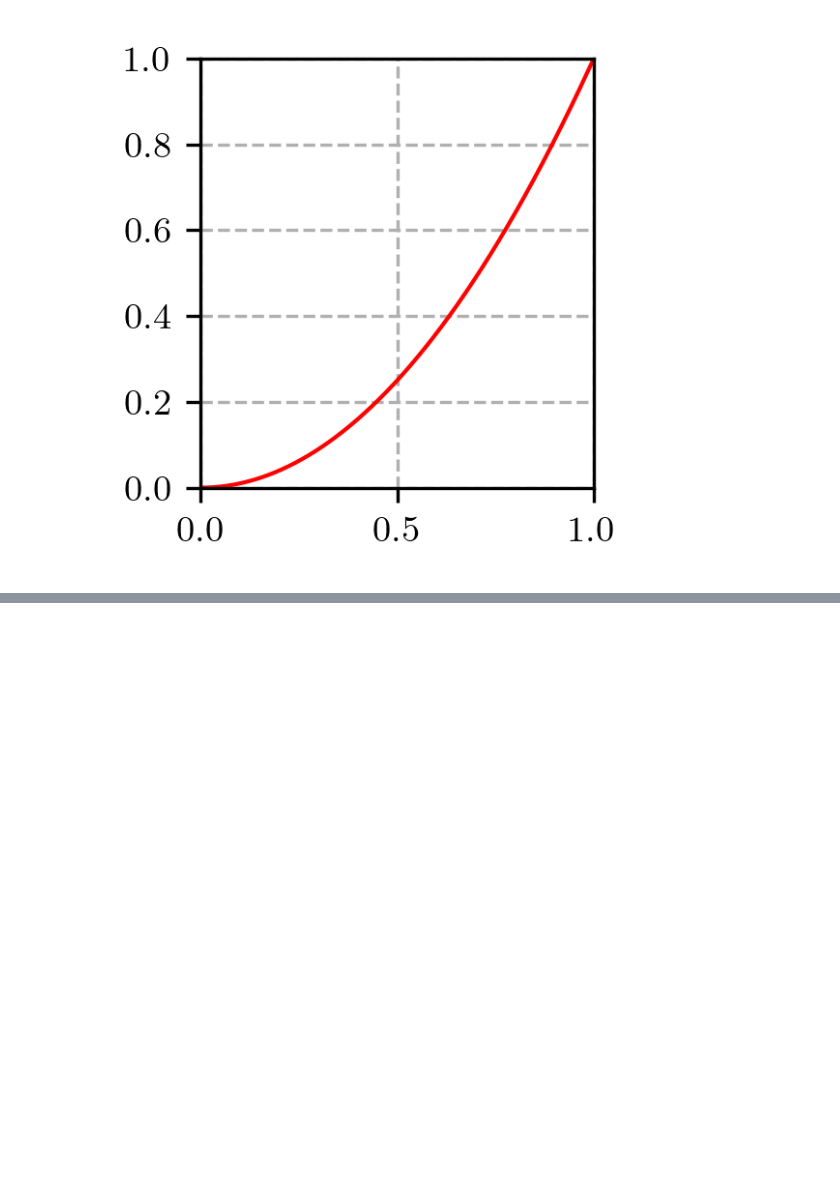
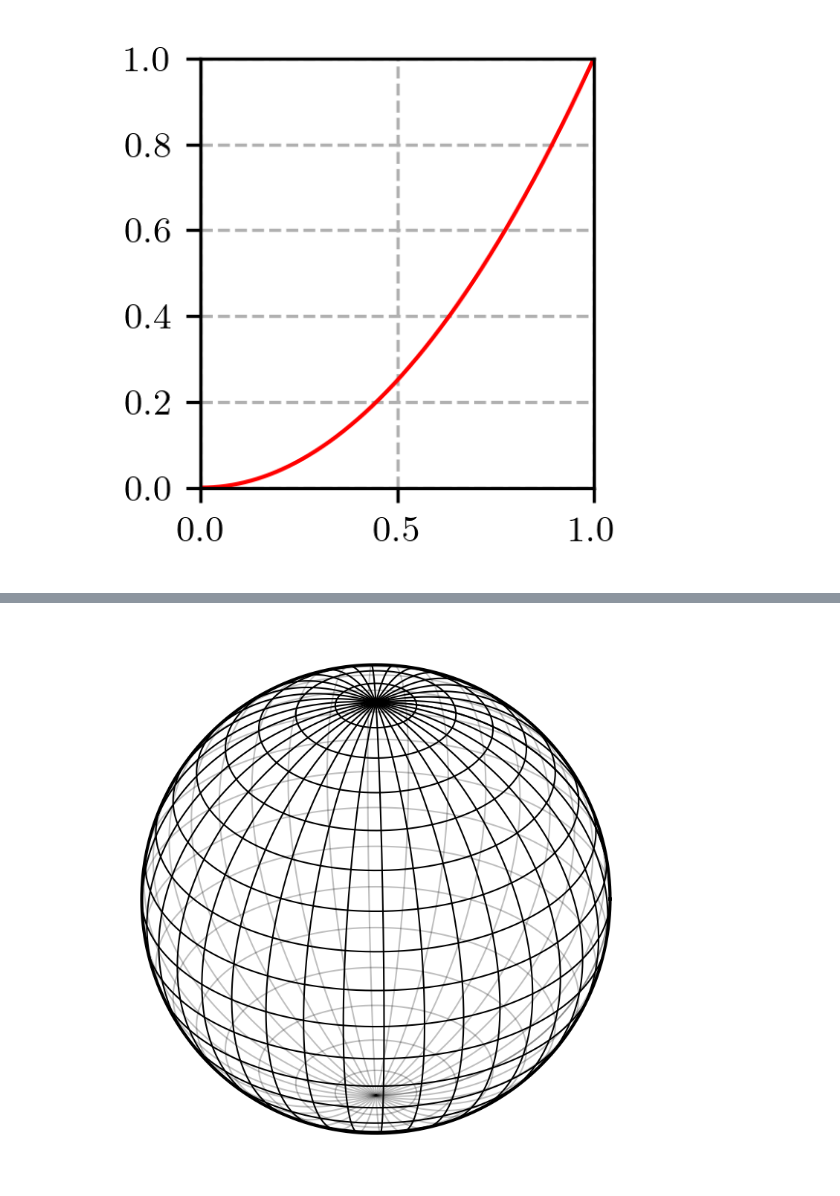
Before and after one commit to silvernuke911/Class_Notes, a Jupyter notebook: Physics 225/code/meeting5.ipynb, the cells around one changed output, grey strips where cells are left out. Cells and saved outputs as stored; diff of their text form; code cells hidden in the pictures; blank space fills up the shorter version.

```diff
--- a/Physics 225/code/meeting5.ipynb
+++ b/Physics 225/code/meeting5.ipynb
@@ -648,0 +1295,100 @@ plt.show()
+# %%
+dth = 10
+theta = np.deg2rad(np.arange(0, 360 + dth, dth))
+phi = np.deg2rad(np.arange(0, 180 + dth, dth))
+radius = 1
+
+azimuth = np.deg2rad(2)
+elevation = np.deg2rad(33)
+
+# 3D rotation matrix
+rotation_3d = np.array([
+    [1, 0, 0],
+    [0, np.cos(elevation), -np.sin(elevation)],
+    [0, np.sin(elevation),  np.cos(elevation)]
+]) @ np.array([
+    [np.cos(azimuth), -np.sin(azimuth), 0],
+    [np.sin(azimuth),  np.cos(azimuth), 0],
+    [0, 0, 1]
+])
+
+# Projection matrix (drop y after rotation)
+projection_transform = np.array([
+    [1, 0, 0],
+    [0, 0, 1]
+]) @ rotation_3d
+
+plt.figure(figsize=(3, 3), dpi=300)
+plt.gca().set_aspect('equal')
+
+# Latitude lines
+theta_smooth = np.deg2rad(np.linspace(0, 360, 720))
+for lat in phi:
+    x = radius * np.cos(theta_smooth) * np.sin(lat)
+    y = radius * np.sin(theta_smooth) * np.sin(lat)
+    z = radius * np.cos(lat) * np.ones_like(theta_smooth)
+
+    points = np.array([x, y, z])
+
+    rotated = rotation_3d @ points
+    projected = projection_transform @ points
+
+    u = projected[0].copy()
+    v = projected[1].copy()
+
+    y_rot = rotated[1]
+
+    # FRONT-FACING PLOT (y_rot < 0): set back-facing to NaN
+    u_front = u.copy()
+    v_front = v.copy()
+    u_front[y_rot >= 0] = np.nan
+    v_front[y_rot >= 0] = np.nan
+    plt.plot(u_front, v_front, 'k-', lw=0.5, alpha=1.0)
+
+    # BACK-FACING PLOT (y_rot >= 0): set front-facing to NaN
+    u_back = u.copy()
+    v_back = v.copy()
+    u_back[y_rot < 0] = np.nan
+    v_back[y_rot < 0] = np.nan
+    plt.plot(u_back, v_back, 'k-', lw=0.5, alpha=0.25)
+
+# Longitude lines
+phi_smooth = np.deg2rad(np.linspace(0, 180, 720))
+for lng in theta:
+    x = radius * np.cos(lng) * np.sin(phi_smooth)
+    y = radius * np.sin(lng) * np.sin(phi_smooth)
+    z = radius * np.cos(phi_smooth)
+
+    points = np.array([x, y, z])
+
+    rotated = rotation_3d @ points
+    projected = projection_transform @ points
+
+    u = projected[0].copy()
+    v = projected[1].copy()
+
+    y_rot = rotated[1]
+
+    # FRONT-FACING PLOT (y_rot < 0): set back-facing to NaN
+    u_front = u.copy()
+    v_front = v.copy()
+    u_front[y_rot >= 0] = np.nan
+    v_front[y_rot >= 0] = np.nan
+    plt.plot(u_front, v_front, 'k-', lw=0.5, alpha=1.0)
+
+    # BACK-FACING PLOT (y_rot >= 0): set front-facing to NaN
+    u_back = u.copy()
+    v_back = v.copy()
+    u_back[y_rot < 0] = np.nan
+    v_back[y_rot < 0] = np.nan
+    plt.plot(u_back, v_back, 'k-', lw=0.5, alpha=0.25)
+
+# Equator circle
+circle = radius * np.array([np.cos(theta_smooth), np.sin(theta_smooth)])
+plt.plot(*circle, 'k-', lw=1, alpha=1.0)
+
+plt.axis(False)
+plt.savefig(r"..\images\sphere.pdf")
+plt.show()
+# %% [output]
+[figure, added]
```
Also changed, not shown: parts of 9 cells of this notebook, 26 other files.
